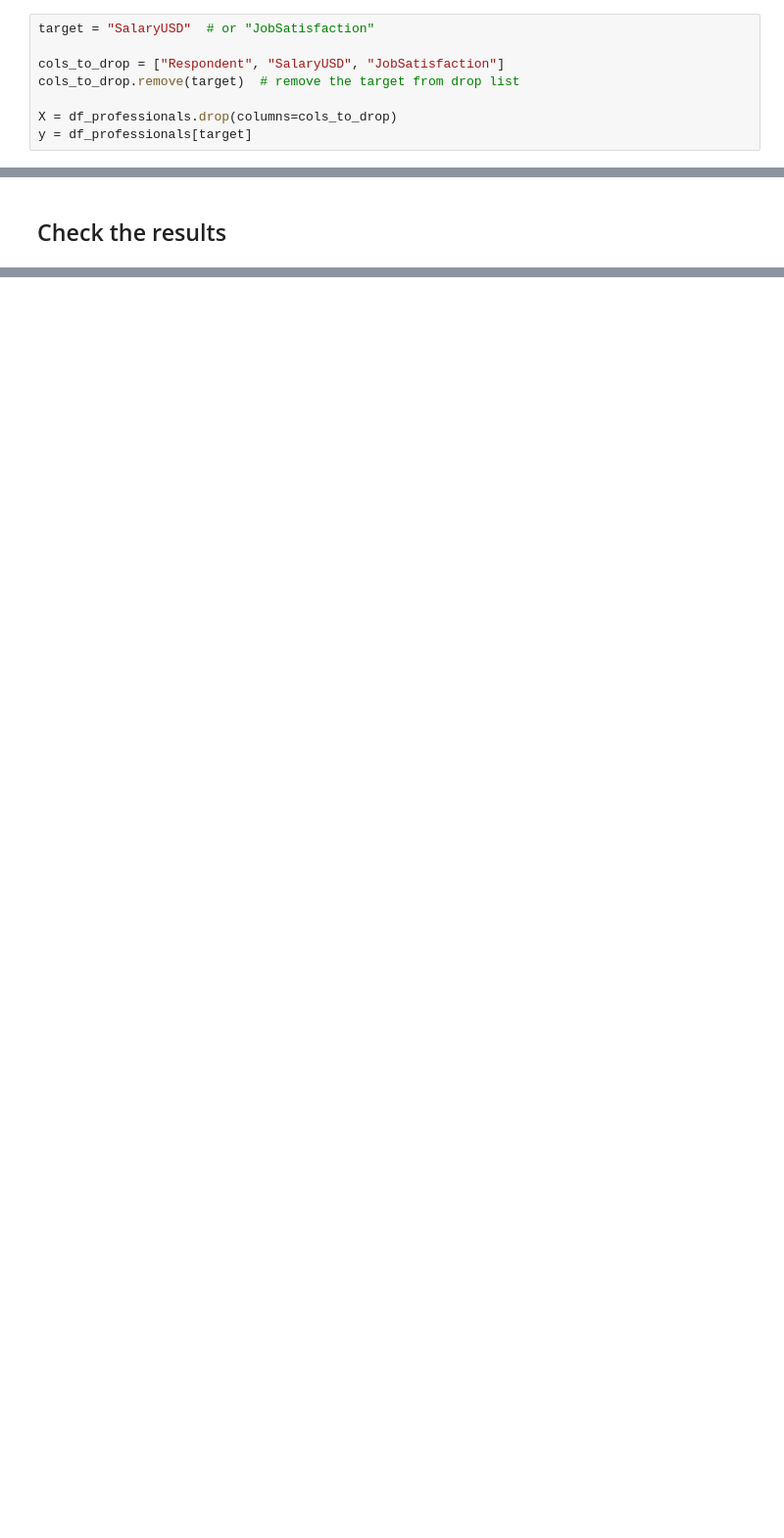
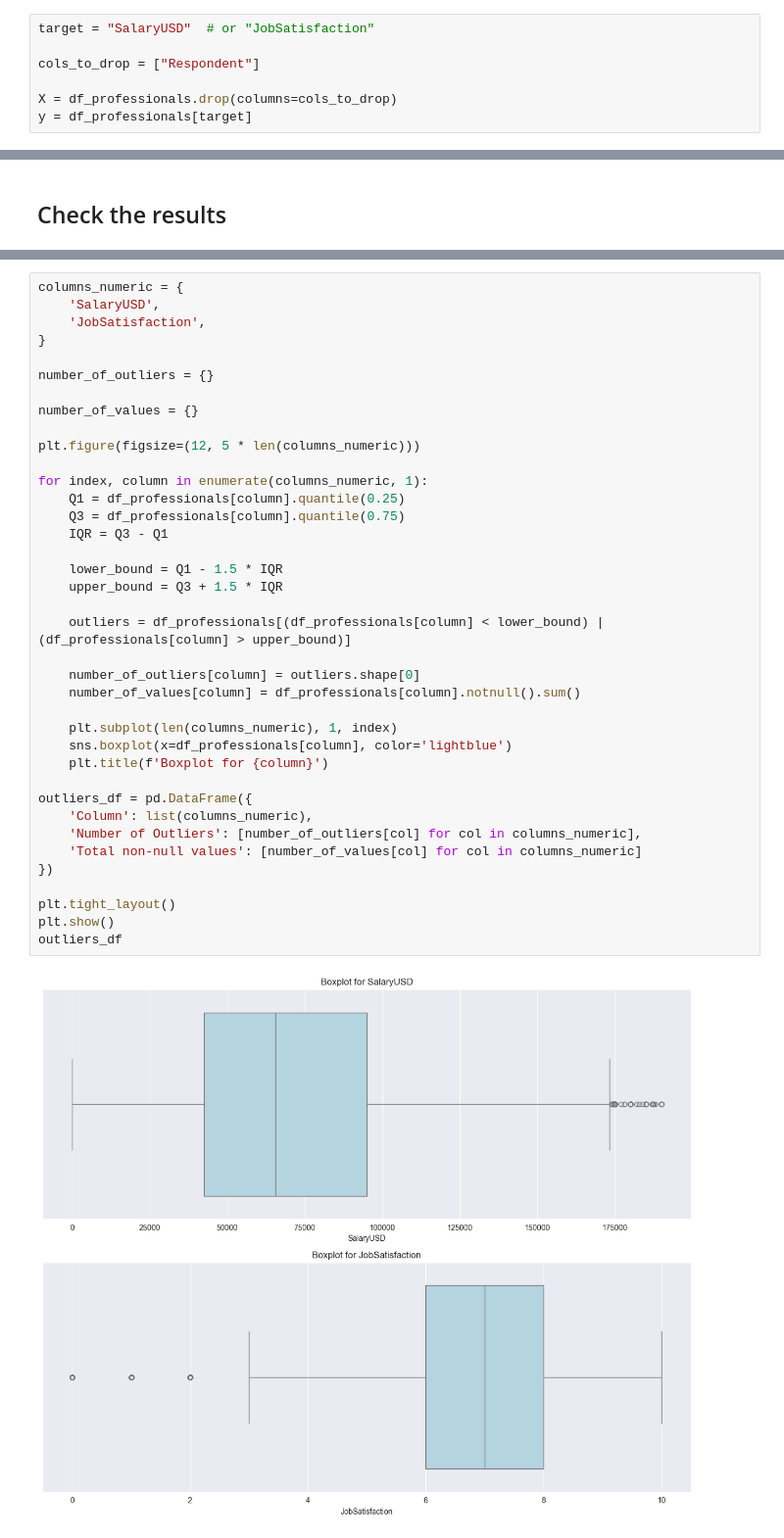
Before and after one commit to codemaster004/DataMiningStackOverflow, a Jupyter notebook: notebooks/data_cleaning.ipynb, the cells around one changed output, grey strips where cells are left out. Shown at 98% size. Drawn from its saved outputs; the diff is of its cells as text; blank space fills up the shorter version.

```diff
--- a/notebooks/data_cleaning.ipynb
+++ b/notebooks/data_cleaning.ipynb
@@ -353,8 +353,7 @@ df_professionals.head(10)
 # %%
 target = "SalaryUSD"  # or "JobSatisfaction"
 
-cols_to_drop = ["Respondent", "SalaryUSD", "JobSatisfaction"]
-cols_to_drop.remove(target)  # remove the target from drop list
+cols_to_drop = ["Respondent"]
 
 X = df_professionals.drop(columns=cols_to_drop)
 y = df_professionals[target]
@@ -385,0 +426,40 @@ R²: 0.9999976097209511
+# %%
+columns_numeric = {
+    'SalaryUSD',
+    'JobSatisfaction',
+}
+
+number_of_outliers = {}
+
+number_of_values = {}
+
+plt.figure(figsize=(12, 5 * len(columns_numeric)))
+
+for index, column in enumerate(columns_numeric, 1):
+    Q1 = df_professionals[column].quantile(0.25)
+    Q3 = df_professionals[column].quantile(0.75)
+    IQR = Q3 - Q1
+
+    lower_bound = Q1 - 1.5 * IQR
+    upper_bound = Q3 + 1.5 * IQR
+
+    outliers = df_professionals[(df_professionals[column] < lower_bound) | (df_professionals[column] > upper_bound)]
+
+    number_of_outliers[column] = outliers.shape[0]
+    number_of_values[column] = df_professionals[column].notnull().sum()
+
+    plt.subplot(len(columns_numeric), 1, index)
+    sns.boxplot(x=df_professionals[column], color='lightblue')
+    plt.title(f'Boxplot for {column}')
+
+outliers_df = pd.DataFrame({
+    'Column': list(columns_numeric),
+    'Number of Outliers': [number_of_outliers[col] for col in columns_numeric],
+    'Total non-null values': [number_of_values[col] for col in columns_numeric]
+})
+
+plt.tight_layout()
+plt.show()
+outliers_df
+# %% [output]
+[figure, added]
```
Also changed, not shown: parts of 6 cells of this notebook.
